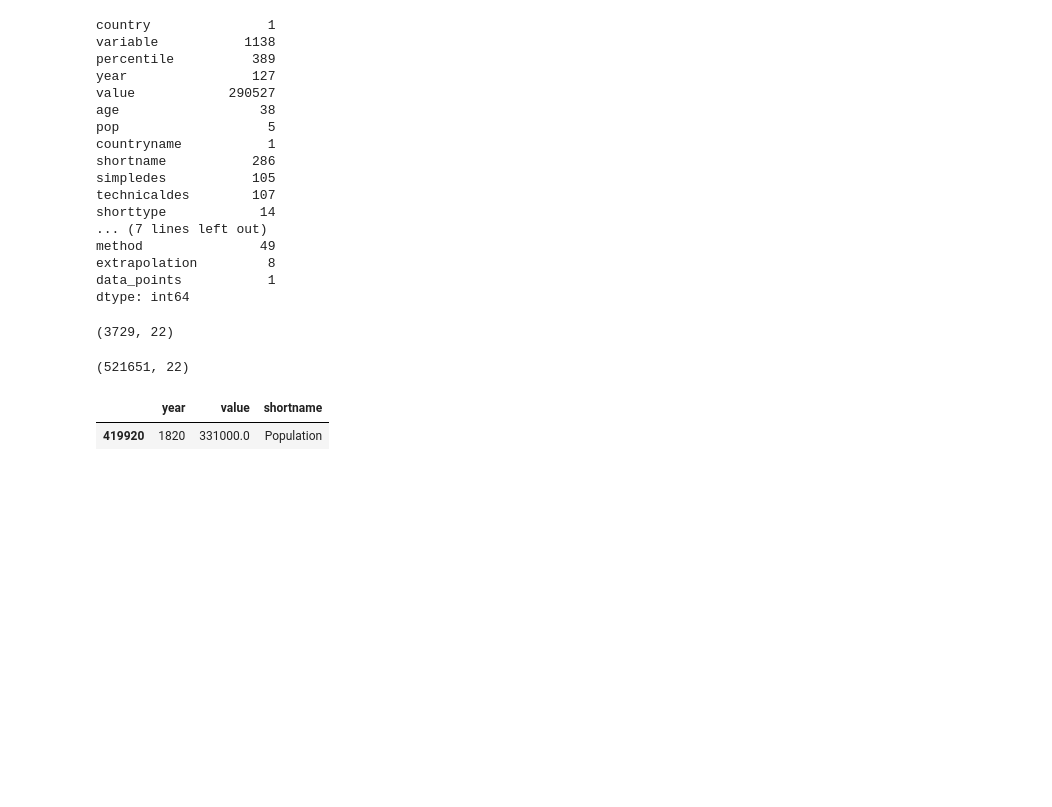
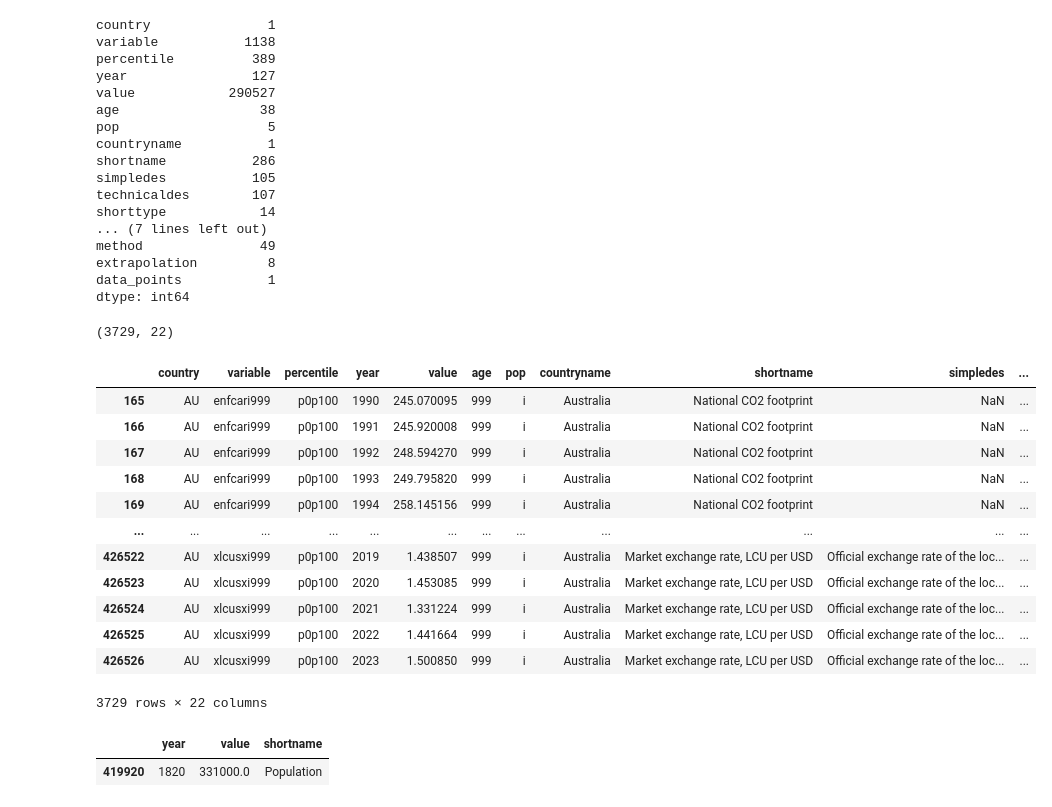
Before and after one commit to aldillon88/world-inequality-analysis, a Jupyter notebook: notebooks/data-cleaning.ipynb, the cells around one changed output. Drawn from its saved outputs; the diff is of its cells as text; code cells hidden in the pictures; blank space fills up the shorter version.

```diff
--- a/notebooks/data-cleaning.ipynb
+++ b/notebooks/data-cleaning.ipynb
@@ -145,10 +145,23 @@ final_df = df[df['variable'].isin(vars)]
 final_df.shape
 # %% [output]
 (3729, 22)
-# %%
-df.shape
-# %% [output]
-(521651, 22)
+# %%
+vv = pd.read_csv('../data/reference/variables_to_analyze.csv')
+df[df['variable'].isin(vv['variable'])]
+# %% [output]
+|  | country | variable | percentile | year | value | age | pop | countryname | shortname | simpledes | ... |
+| 165 | AU | enfcari999 | p0p100 | 1990 | 245.070095 | 999 | i | Australia | National CO2 footprint | NaN | ... |
+| 166 | AU | enfcari999 | p0p100 | 1991 | 245.920008 | 999 | i | Australia | National CO2 footprint | NaN | ... |
+| 167 | AU | enfcari999 | p0p100 | 1992 | 248.594270 | 999 | i | Australia | National CO2 footprint | NaN | ... |
+| 168 | AU | enfcari999 | p0p100 | 1993 | 249.795820 | 999 | i | Australia | National CO2 footprint | NaN | ... |
+| 169 | AU | enfcari999 | p0p100 | 1994 | 258.145156 | 999 | i | Australia | National CO2 footprint | NaN | ... |
+| ... | ... | ... | ... | ... | ... | ... | ... | ... | ... | ... | ... |
+| 426522 | AU | xlcusxi999 | p0p100 | 2019 | 1.438507 | 999 | i | Australia | Market exchange rate, LCU per USD | Official exchange rate of the loc... | ... |
+| 426523 | AU | xlcusxi999 | p0p100 | 2020 | 1.453085 | 999 | i | Australia | Market exchange rate, LCU per USD | Official exchange rate of the loc... | ... |
+| 426524 | AU | xlcusxi999 | p0p100 | 2021 | 1.331224 | 999 | i | Australia | Market exchange rate, LCU per USD | Official exchange rate of the loc... | ... |
+| 426525 | AU | xlcusxi999 | p0p100 | 2022 | 1.441664 | 999 | i | Australia | Market exchange rate, LCU per USD | Official exchange rate of the loc... | ... |
+| 426526 | AU | xlcusxi999 | p0p100 | 2023 | 1.500850 | 999 | i | Australia | Market exchange rate, LCU per USD | Official exchange rate of the loc... | ... |
+3729 rows × 22 columns
 # %%
 gdp = df[(df['shortname'] == 'Gross domestic product') & (df['unit'] == '% of national income')][['shortname', 'year', 'value', 'shortage', 'shorttype', 'longtype', 'unit']].copy()
 total_pop = df[(df['shortname'] == 'Population') & (df['shortpop'] == 'individuals') & (df['shortage'] == 'All Ages')][['year', 'value', 'shortname']]
```
Also changed, not shown: parts of 4 cells of this notebook, 1 other file.
